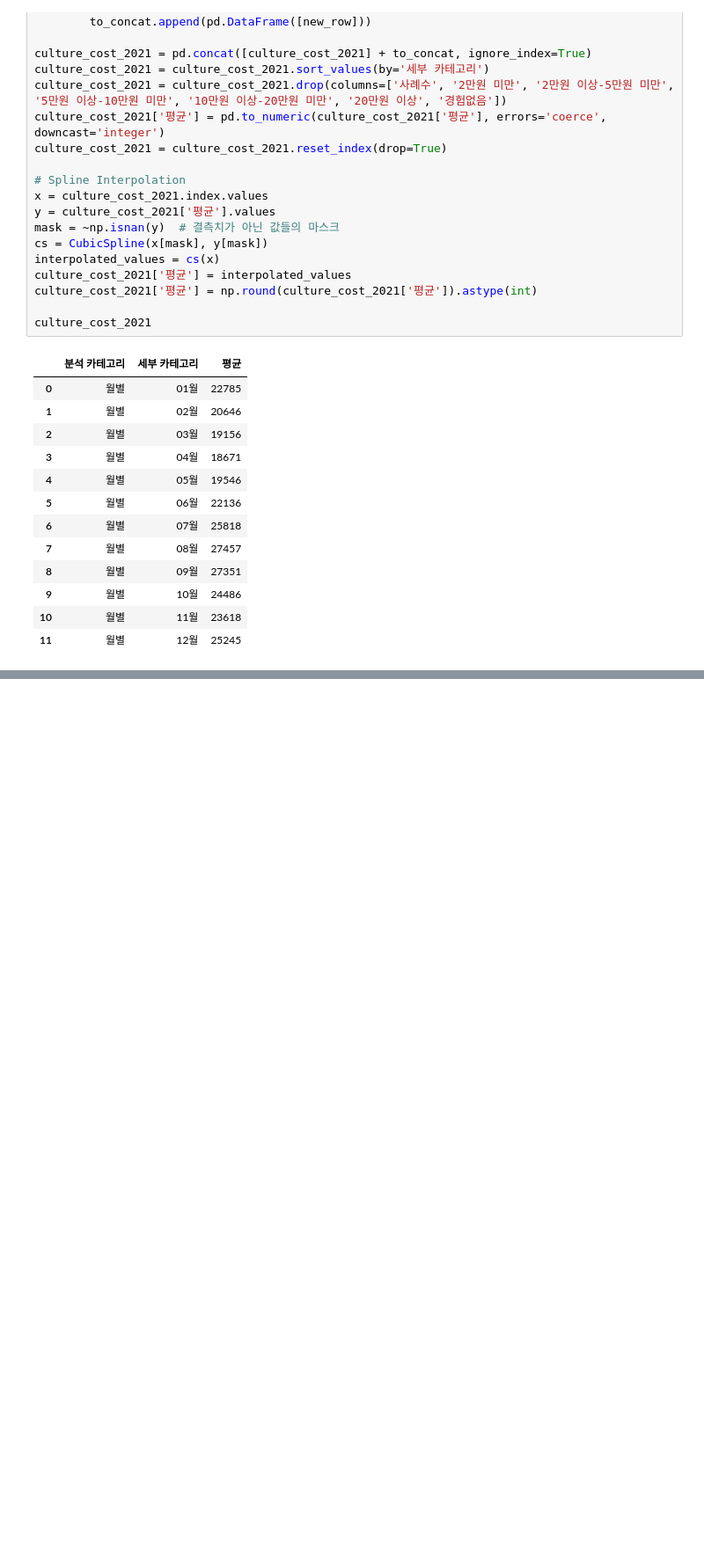
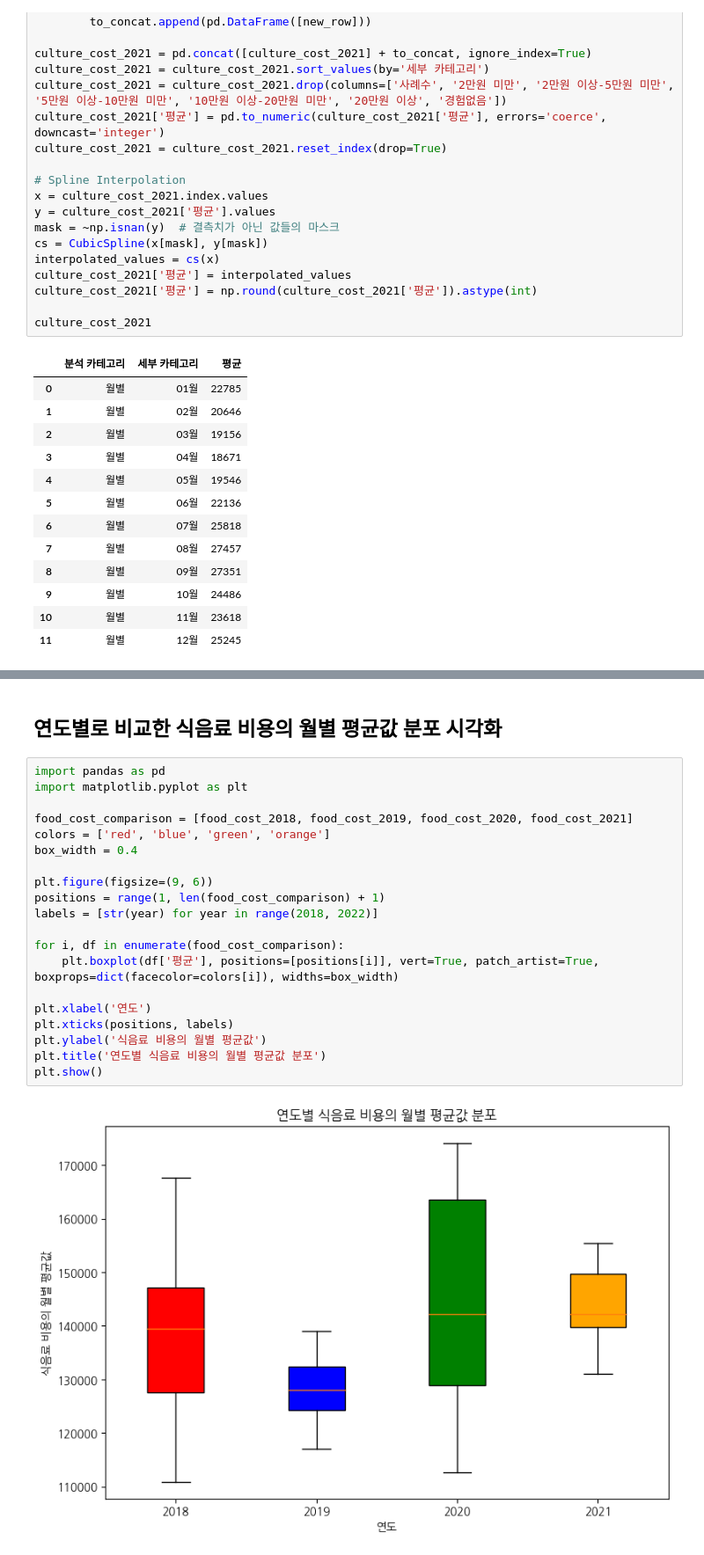
Before and after one commit to HaJeong-K/Jeju_project, a Jupyter notebook: 물가 전체 데이터.ipynb, the cells around one changed output, grey strips where cells are left out. Shown at 88% size. Saved outputs shown, nothing was run; the diff lists cells and outputs as text; blank space fills up the shorter version.

```diff
--- a/물가 전체 데이터.ipynb
+++ b/물가 전체 데이터.ipynb
@@ -3429 +3294,25 @@ plt.show()
+# %% [markdown]
+## 연도별로 비교한 식음료 비용의 월별 평균값 분포 시각화
+# %%
+import pandas as pd
+import matplotlib.pyplot as plt
+
+food_cost_comparison = [food_cost_2018, food_cost_2019, food_cost_2020, food_cost_2021]
+colors = ['red', 'blue', 'green', 'orange']
+box_width = 0.4
+
+plt.figure(figsize=(9, 6))
+positions = range(1, len(food_cost_comparison) + 1)
+labels = [str(year) for year in range(2018, 2022)]
+
+for i, df in enumerate(food_cost_comparison):
+    plt.boxplot(df['평균'], positions=[positions[i]], vert=True, patch_artist=True, boxprops=dict(facecolor=colors[i]), widths=box_width)
+
+plt.xlabel('연도')
+plt.xticks(positions, labels)
+plt.ylabel('식음료 비용의 월별 평균값')
+plt.title('연도별 식음료 비용의 월별 평균값 분포')
+plt.show()
+# %% [output]
+[figure, added]
 # %% [markdown]
```
Also changed, not shown: parts of 21 cells of this notebook.
